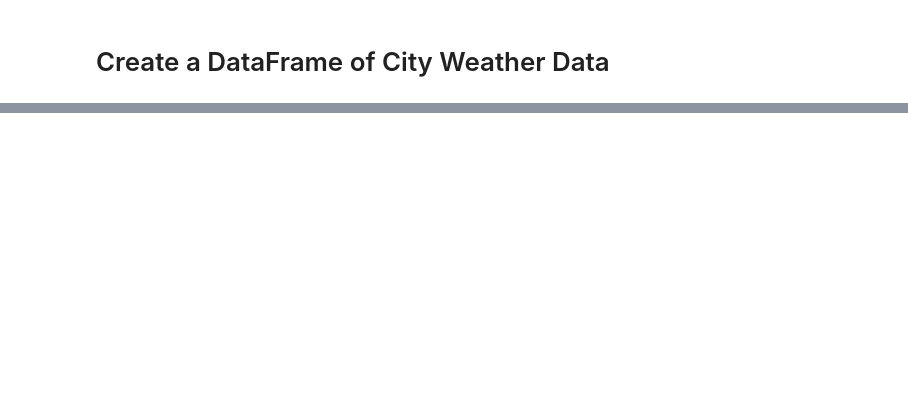
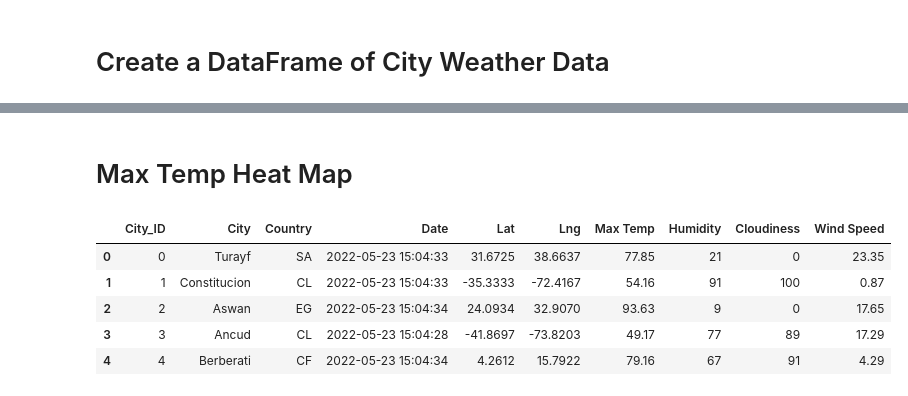
Before and after one commit to Michaelfr22/World_Weather_Analysis, a Jupyter notebook: WeatherPy.ipynb, the cells around one changed output, grey strips where cells are left out. Saved outputs shown, nothing was run; the diff lists cells and outputs as text; code cells hidden in the pictures; blank space fills up the shorter version.

```diff
--- a/WeatherPy.ipynb
+++ b/WeatherPy.ipynb
@@ -744,0 +749,2 @@ plot_linear_regression(x_values, y_values,
+# %% [markdown]
+# Max Temp Heat Map
@@ -744,0 +758,11 @@ plot_linear_regression(x_values, y_values,
+# %%
+# Store the CSV you saved created in part one into a DataFrame.
+city_data_df = pd.read_csv("weather_data/cities.csv")
+city_data_df.head()
+# %% [output]
+|  | City_ID | City | Country | Date | Lat | Lng | Max Temp | Humidity | Cloudiness | Wind Speed |
+| 0 | 0 | Turayf | SA | 2022-05-23 15:04:33 | 31.6725 | 38.6637 | 77.85 | 21 | 0 | 23.35 |
+| 1 | 1 | Constitucion | CL | 2022-05-23 15:04:33 | -35.3333 | -72.4167 | 54.16 | 91 | 100 | 0.87 |
+| 2 | 2 | Aswan | EG | 2022-05-23 15:04:34 | 24.0934 | 32.9070 | 93.63 | 9 | 0 | 17.65 |
+| 3 | 3 | Ancud | CL | 2022-05-23 15:04:28 | -41.8697 | -73.8203 | 49.17 | 77 | 89 | 17.29 |
+| 4 | 4 | Berberati | CF | 2022-05-23 15:04:34 | 4.2612 | 15.7922 | 79.16 | 67 | 91 | 4.29 |
```
Also changed, not shown: parts of 69 cells of this notebook, 1 other file.
